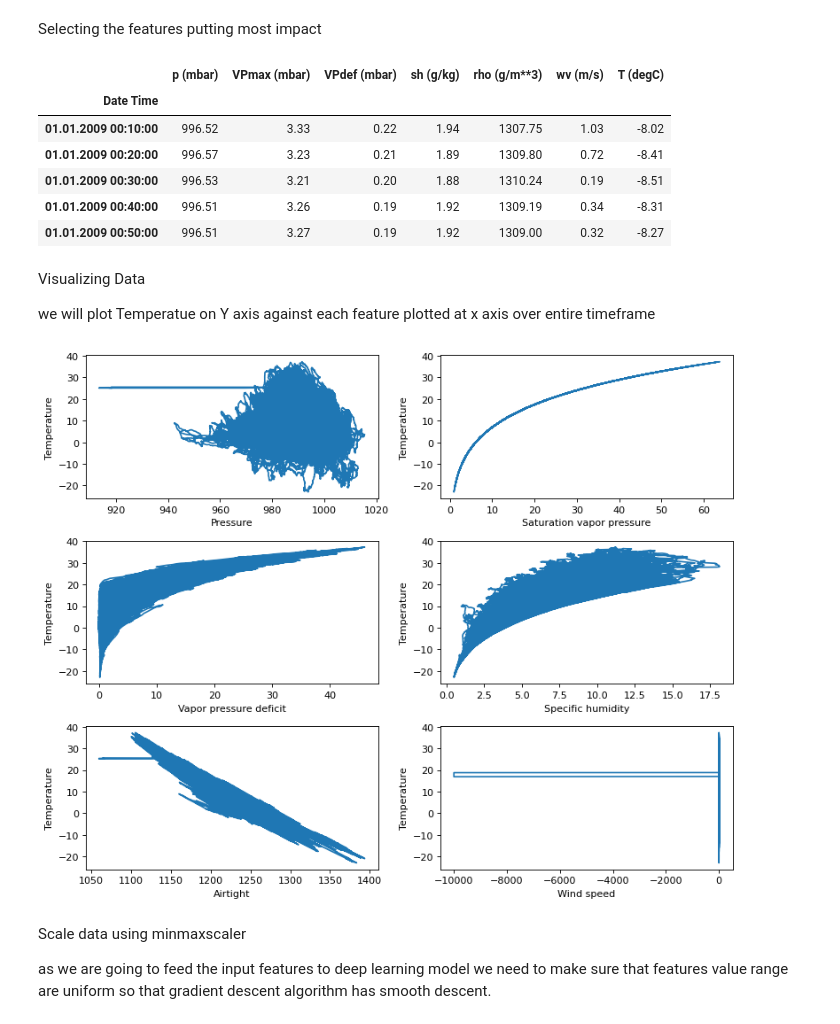
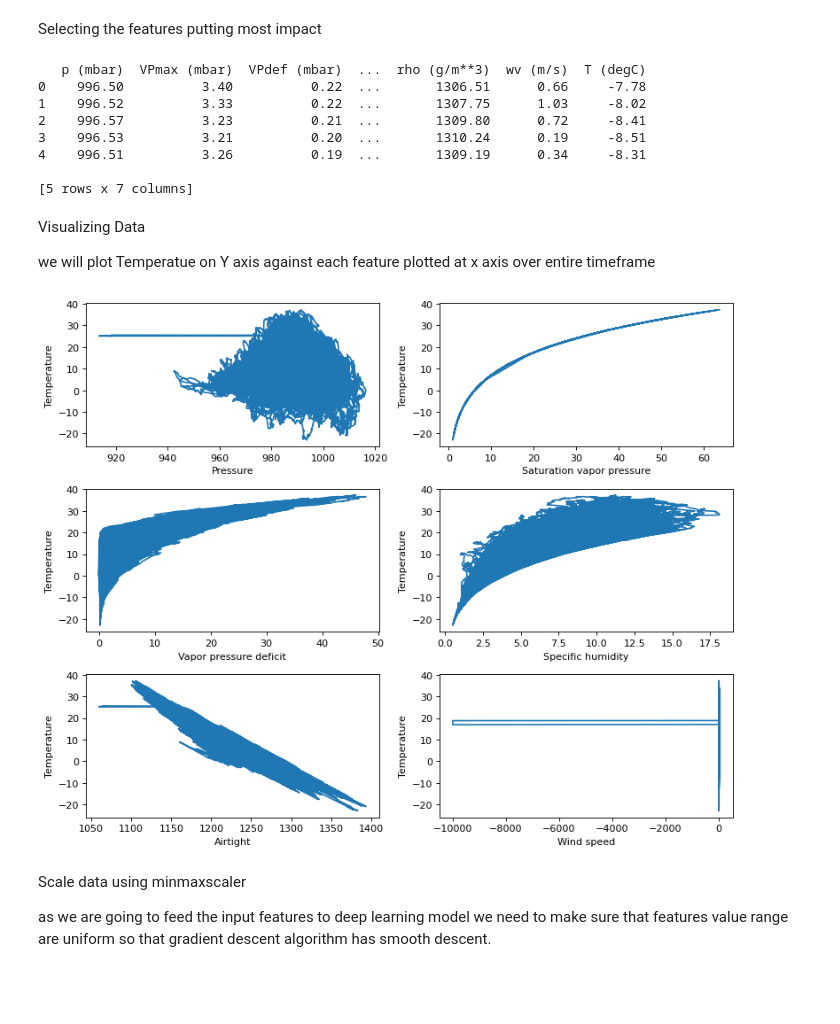
Before and after one commit to amandatta16/WeatherPrediction, a Jupyter notebook: WeatherForecast.ipynb, the cells around one changed output. Saved outputs shown, nothing was run; the diff lists cells and outputs as text; code cells hidden in the pictures; blank space fills up the shorter version.

Commit message:
change script to use new data

```diff
--- a/WeatherForecast.ipynb
+++ b/WeatherForecast.ipynb
@@ -19,10 +19,8 @@ We will be using data from  Max-Planck-Institute for Biogeochemistry at https://
 # %% [markdown]
 ![MetaData.jpg](embedded-picture-1)
 # %%
-dataset_url = "https://github.com/amandatta16/WeatherPrediction/blob/main/Dataset/compiled_2009_2016.csv.zip?raw=true"
-download_url(dataset_url, './data','compiled_2009_2016.csv.zip' )
-zip_file = ZipFile('./data/compiled_2009_2016.csv.zip')
-zip_file.extractall()
-df = pd.read_csv('./data/compiled_2009_2016.csv.zip')
+dataset_url = "https://github.com/amandatta16/WeatherPrediction/blob/main/Dataset/WeatherDataSet2009To2019.zip?raw=true"
+download_url(dataset_url, './data','WeatherDataSet2009To2019.zip' )
+df = pd.read_csv('./data/WeatherDataSet2009To2019.zip')
 df.head()
 # %% [output]
@@ -58,18 +56,17 @@ od["T (degC)"] = "Temperature"
 Selecting the features putting most impact
 # %%
 
-input_features = [i for i in od]
-features = df[input_features]
-features.index = df["Date Time"]
-features.head()
+reqFeatures = [i for i in od]
+print(df[reqFeatures].head())
 # %% [output]
-|  | p (mbar) | VPmax (mbar) | VPdef (mbar) | sh (g/kg) | rho (g/m**3) | wv (m/s) | T (degC) |
-| Date Time |  |  |  |  |  |  |  |
-| 01.01.2009 00:10:00 | 996.52 | 3.33 | 0.22 | 1.94 | 1307.75 | 1.03 | -8.02 |
-| 01.01.2009 00:20:00 | 996.57 | 3.23 | 0.21 | 1.89 | 1309.80 | 0.72 | -8.41 |
-| 01.01.2009 00:30:00 | 996.53 | 3.21 | 0.20 | 1.88 | 1310.24 | 0.19 | -8.51 |
-| 01.01.2009 00:40:00 | 996.51 | 3.26 | 0.19 | 1.92 | 1309.19 | 0.34 | -8.31 |
-| 01.01.2009 00:50:00 | 996.51 | 3.27 | 0.19 | 1.92 | 1309.00 | 0.32 | -8.27 |
+   p (mbar)  VPmax (mbar)  VPdef (mbar)  ...  rho (g/m**3)  wv (m/s)  T (degC)
+0    996.50          3.40          0.22  ...       1306.51      0.66     -7.78
+1    996.52          3.33          0.22  ...       1307.75      1.03     -8.02
+2    996.57          3.23          0.21  ...       1309.80      0.72     -8.41
+3    996.53          3.21          0.20  ...       1310.24      0.19     -8.51
+4    996.51          3.26          0.19  ...       1309.19      0.34     -8.31
+
+[5 rows x 7 columns]
 # %% [markdown]
 Visualizing Data
 
@@ -77,23 +74,23 @@ we will plot Temperatue on Y axis against each feature plotted at x axis over en
 # %%
 def temperatureToFeatureVisualization(df):
     fig, axes = plt.subplots(nrows=3, ncols=2, figsize=(10, 8), dpi=80, facecolor='w', edgecolor='k')
     tempKey = "T (degC)"
     i = 0
-    length = len(input_features) - 1
+    length = len(reqFeatures) - 1
     while i < length:
-        key = input_features[i]
+        key = reqFeatures[i]
         y = df["T (degC)"].to_list()
         x = df[key].to_list()
         axes[i // 2, i % 2].plot(x, y)
         axes[i // 2, i % 2].set(xlabel=od[key], ylabel=od[tempKey])
         i += 1
     fig.tight_layout()
     plt.show()
 
 
 temperatureToFeatureVisualization(df)
 # %% [output]
-[figure, old version]
+[figure, new version]
 # %% [markdown]
 Scale data using minmaxscaler
 
```
Also changed, not shown: parts of 13 cells of this notebook.
